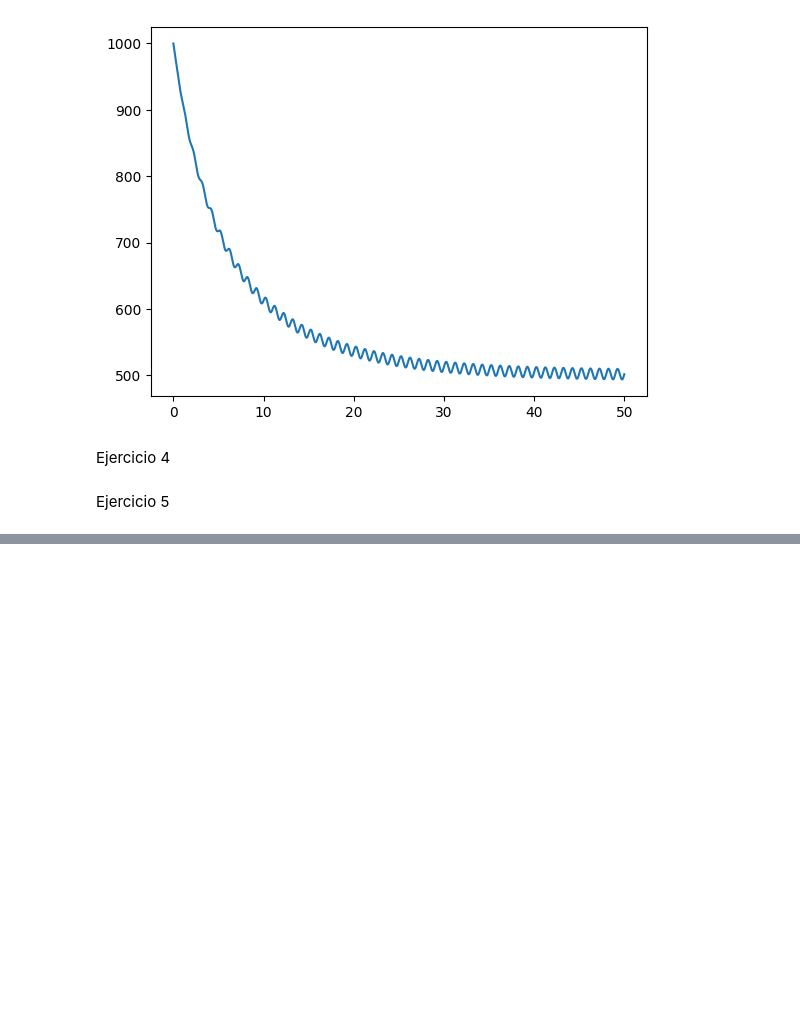
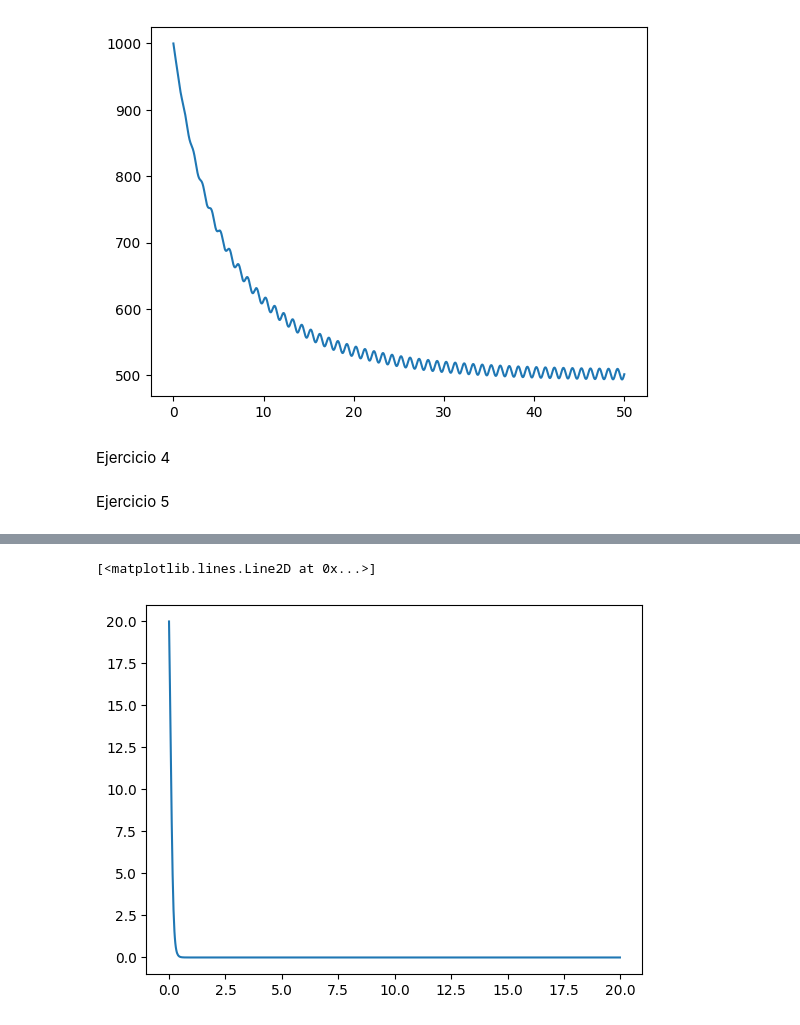
Before and after one commit to bravoivanagustin/ModCont, a Jupyter notebook: guias/guia1labo.ipynb, the cells around one changed output, grey strips where cells are left out. Drawn from its saved outputs; the diff is of its cells as text; code cells hidden in the pictures; blank space fills up the shorter version.

```diff
--- a/guias/guia1labo.ipynb
+++ b/guias/guia1labo.ipynb
@@ -174,0 +197,5 @@ ValueError: could not broadcast input array from shape (2,2,2) into shape (2,)
+# %%
+plt.plot(t,z[1])
+# %% [output]
+[<matplotlib.lines.Line2D at 0x...>]
+[figure, added]
```
Also changed, not shown: parts of 55 cells of this notebook.
